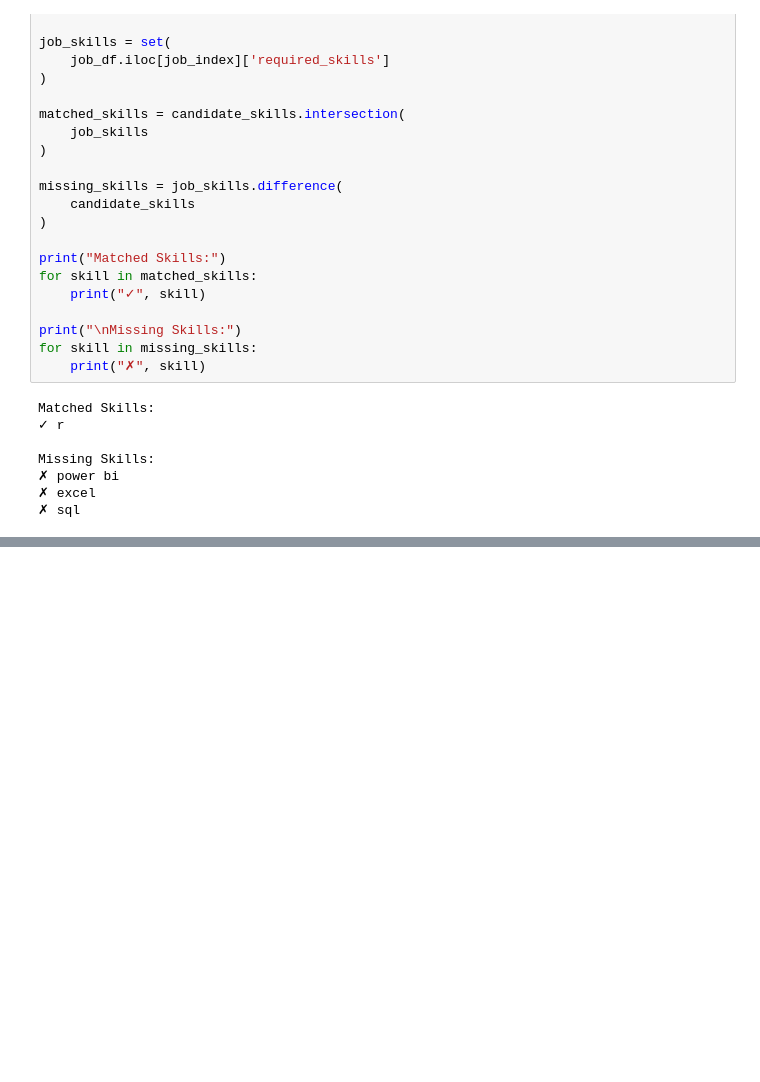
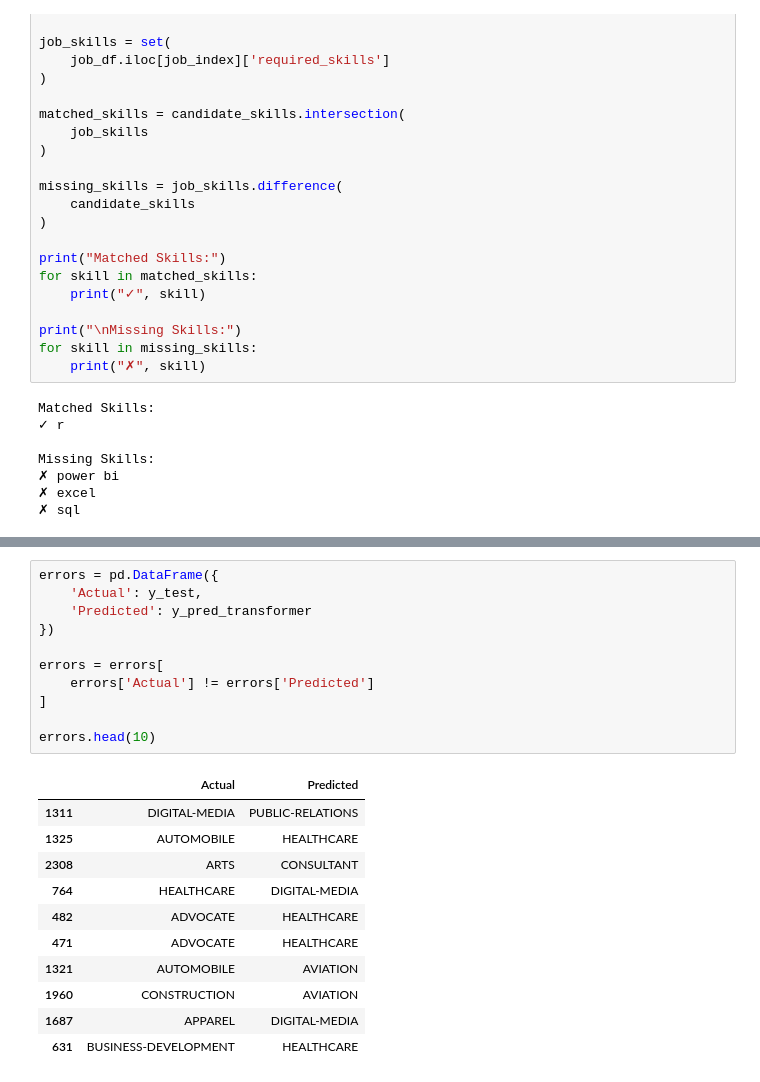
Before and after one commit to Savindi2002/CV-Analyzer-Job-Matching, a Jupyter notebook: CV_Analyzer.ipynb, the cells around one changed output, grey strips where cells are left out. Cells and saved outputs as stored; diff of their text form; blank space fills up the shorter version.

Commit message:
Error analysis

```diff
--- a/CV_Analyzer.ipynb
+++ b/CV_Analyzer.ipynb
@@ -953,0 +1005,23 @@ Missing Skills:
+# %%
+errors = pd.DataFrame({
+    'Actual': y_test,
+    'Predicted': y_pred_transformer
+})
+
+errors = errors[
+    errors['Actual'] != errors['Predicted']
+]
+
+errors.head(10)
+# %% [output]
+|  | Actual | Predicted |
+| 1311 | DIGITAL-MEDIA | PUBLIC-RELATIONS |
+| 1325 | AUTOMOBILE | HEALTHCARE |
+| 2308 | ARTS | CONSULTANT |
+| 764 | HEALTHCARE | DIGITAL-MEDIA |
+| 482 | ADVOCATE | HEALTHCARE |
+| 471 | ADVOCATE | HEALTHCARE |
+| 1321 | AUTOMOBILE | AVIATION |
+| 1960 | CONSTRUCTION | AVIATION |
+| 1687 | APPAREL | DIGITAL-MEDIA |
+| 631 | BUSINESS-DEVELOPMENT | HEALTHCARE |
```
Also changed, not shown: parts of 2 cells of this notebook.
